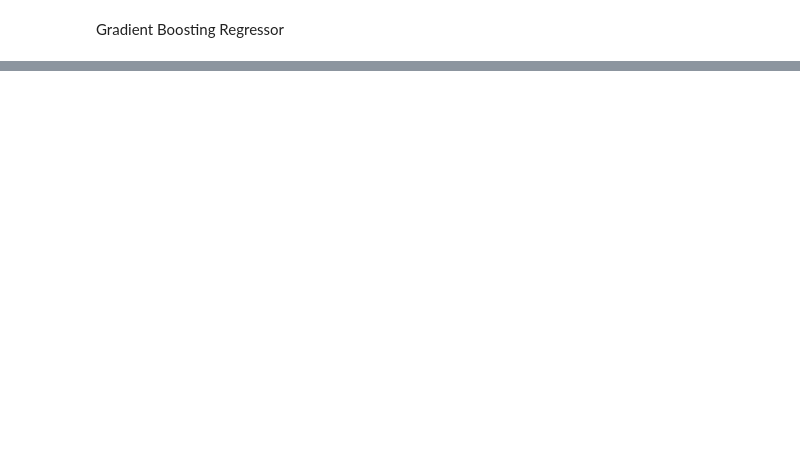
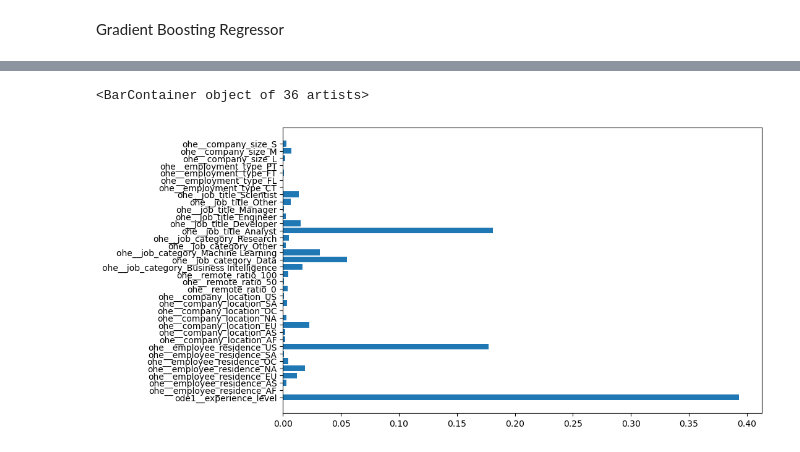
Before and after one commit to bdeanhardt/DIS_ML_Final_Project, a Jupyter notebook: exploration.ipynb, the cells around one changed output, grey strips where cells are left out. Saved outputs shown, nothing was run; the diff lists cells and outputs as text; code cells hidden in the pictures; blank space fills up the shorter version.

```diff
--- a/exploration.ipynb
+++ b/exploration.ipynb
@@ -470,0 +512,10 @@ plt.barh(X_train.columns, model.coef_)
+# %%
+#feature importance in gradient boosting
+
+feature_importance = gb_regressor.feature_importances_
+
+plt.figure(figsize=(10,6))
+plt.barh(X_train.columns, feature_importance)
+# %% [output]
+<BarContainer object of 36 artists>
+[figure, added]
```
Also changed, not shown: parts of 25 cells of this notebook.
